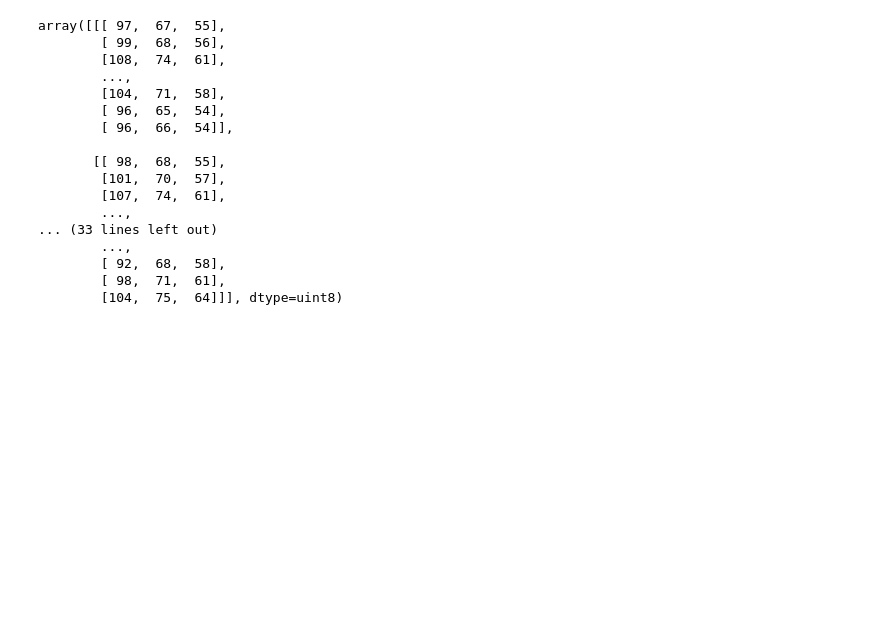
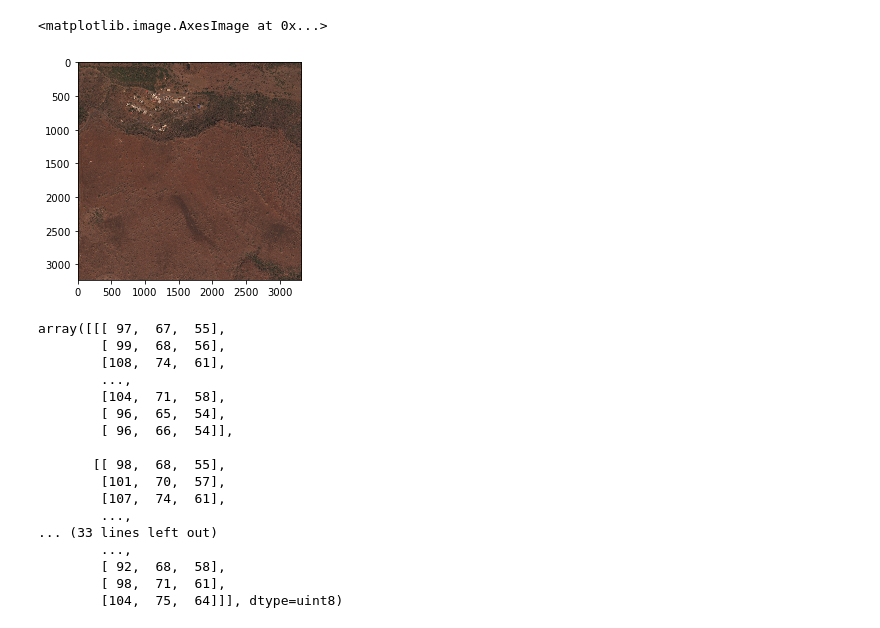
Before and after one commit to AlvanChow/xView_Capstone, a Jupyter notebook: EDA_Jupyter.ipynb, the cells around one changed output. Saved outputs shown, nothing was run; the diff lists cells and outputs as text; code cells hidden in the pictures; blank space fills up the shorter version.

```diff
--- a/EDA_Jupyter.ipynb
+++ b/EDA_Jupyter.ipynb
@@ -36,3 +37,8 @@ im.show()
+# %%
+plt.imshow(im)
+# %% [output]
+<matplotlib.image.AxesImage at 0x...>
+[figure, added]
 # %%
 imarray = np.array(im)
 # %%
```
Also changed, not shown: parts of 4 cells of this notebook, 3 other files.
